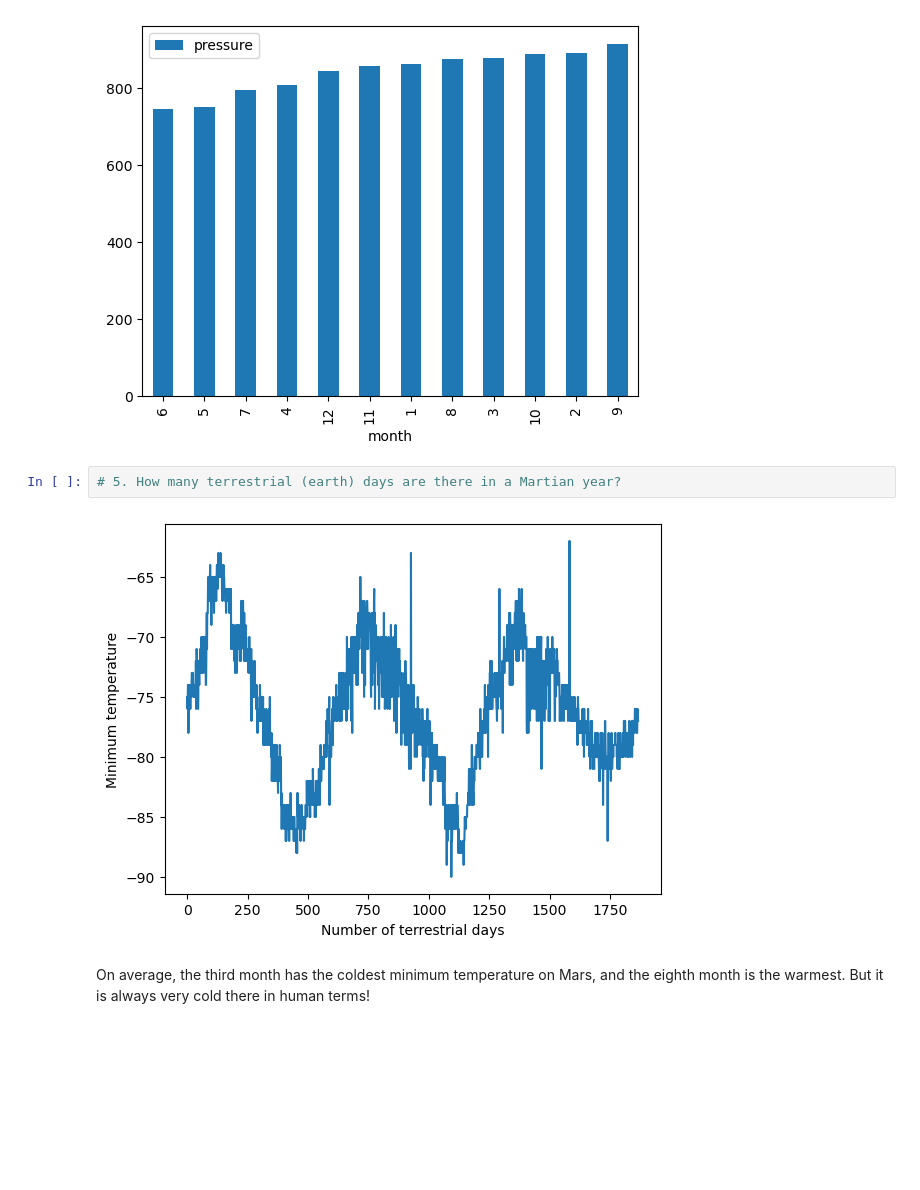
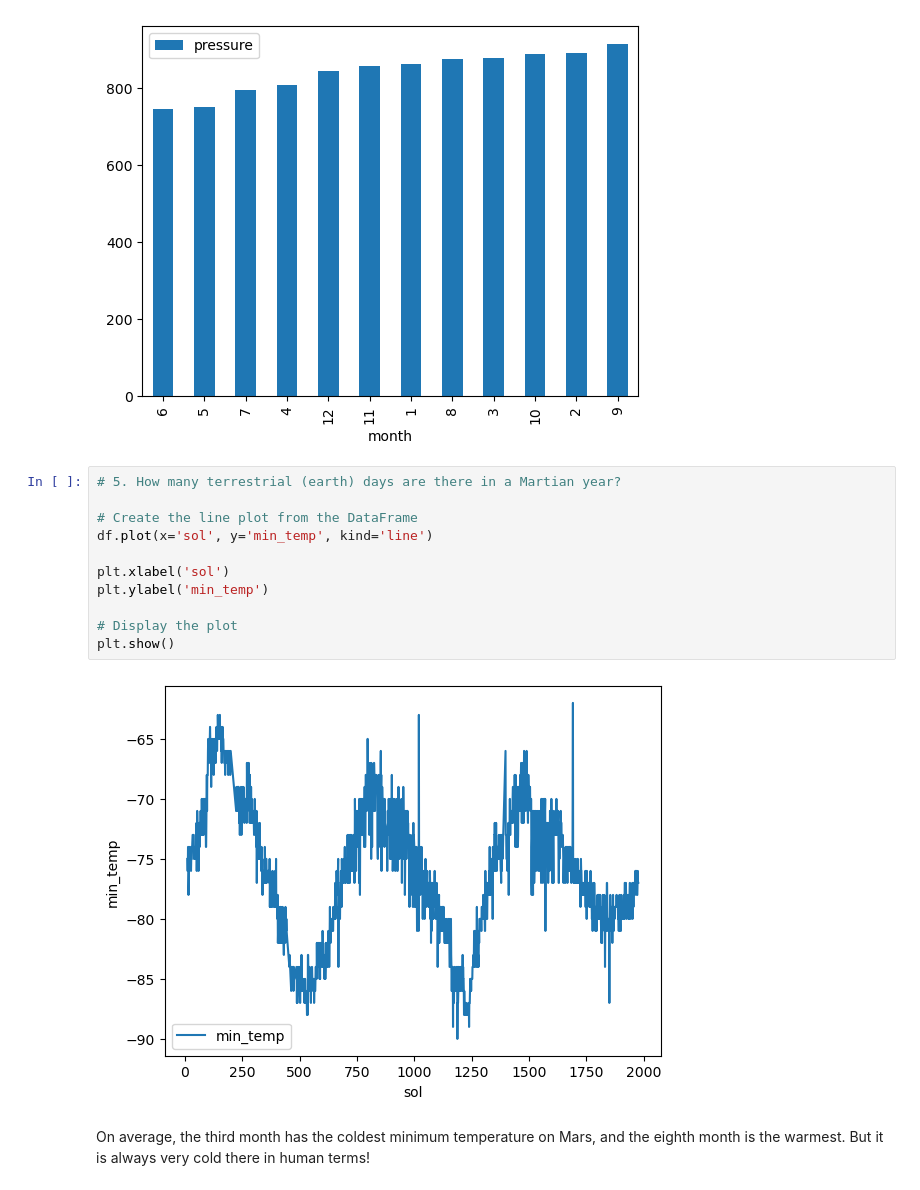
Before and after one commit to benrich322/web-scraping, a Jupyter notebook: module 11/Starter_Code 8/part_2_mars_weather.ipynb, the cells around one changed output. Drawn from its saved outputs; the diff is of its cells as text; blank space fills up the shorter version.

Commit message:
line plot

```diff
--- a/module 11/Starter_Code 8/part_2_mars_weather.ipynb
+++ b/module 11/Starter_Code 8/part_2_mars_weather.ipynb
@@ -283,8 +283,17 @@ result_pressure_sorted_df.plot.bar()
 [figure]
 # %%
 # 5. How many terrestrial (earth) days are there in a Martian year?
+
+# Create the line plot from the DataFrame
+df.plot(x='sol', y='min_temp', kind='line')
+
+plt.xlabel('sol')
+plt.ylabel('min_temp')
+
+# Display the plot
+plt.show()
 # %% [output]
-[figure, old version]
+[figure, new version]
 # %% [markdown]
 On average, the third month has the coldest minimum temperature on Mars, and the eighth month is the warmest. But it is always very cold there in human terms!
 # %% [markdown]
```
